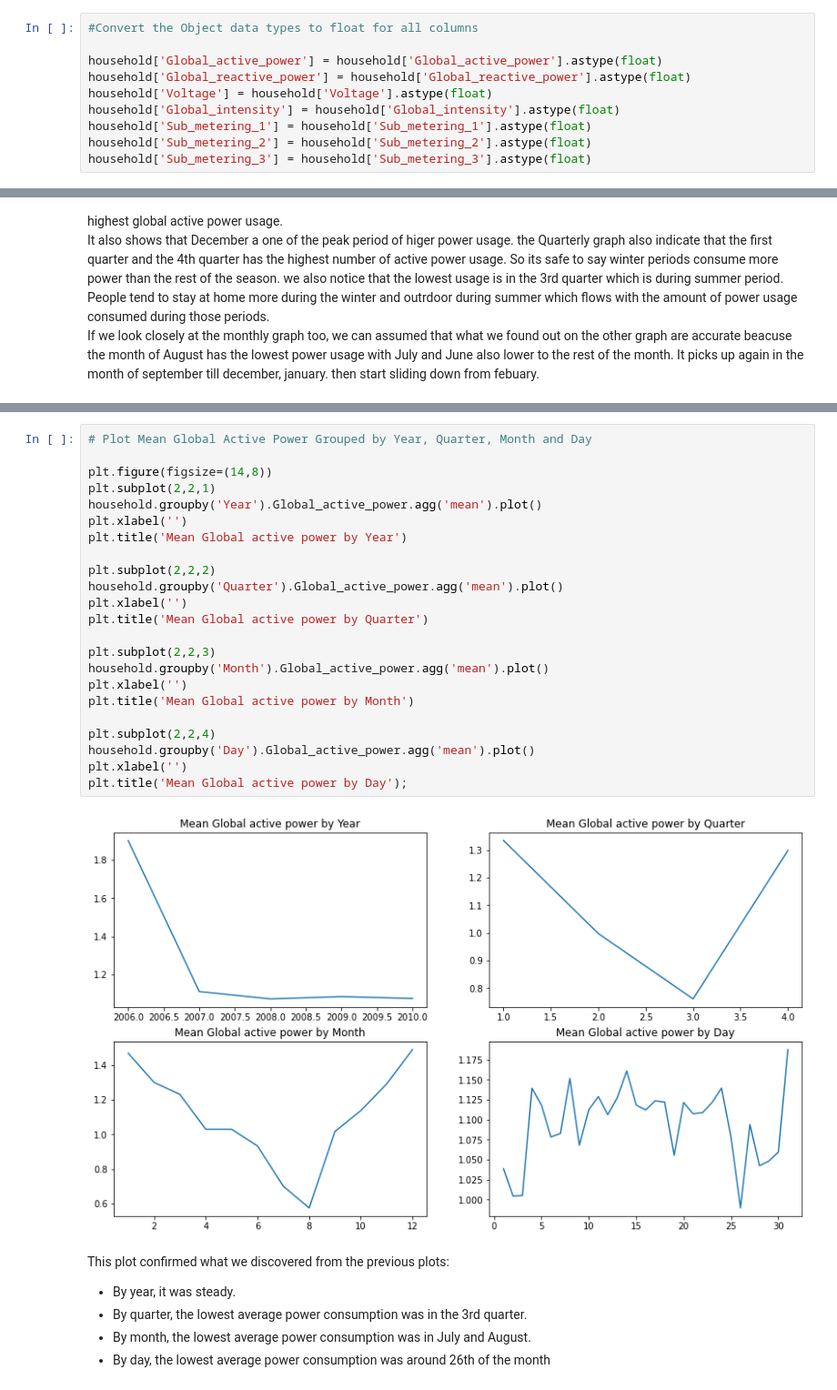
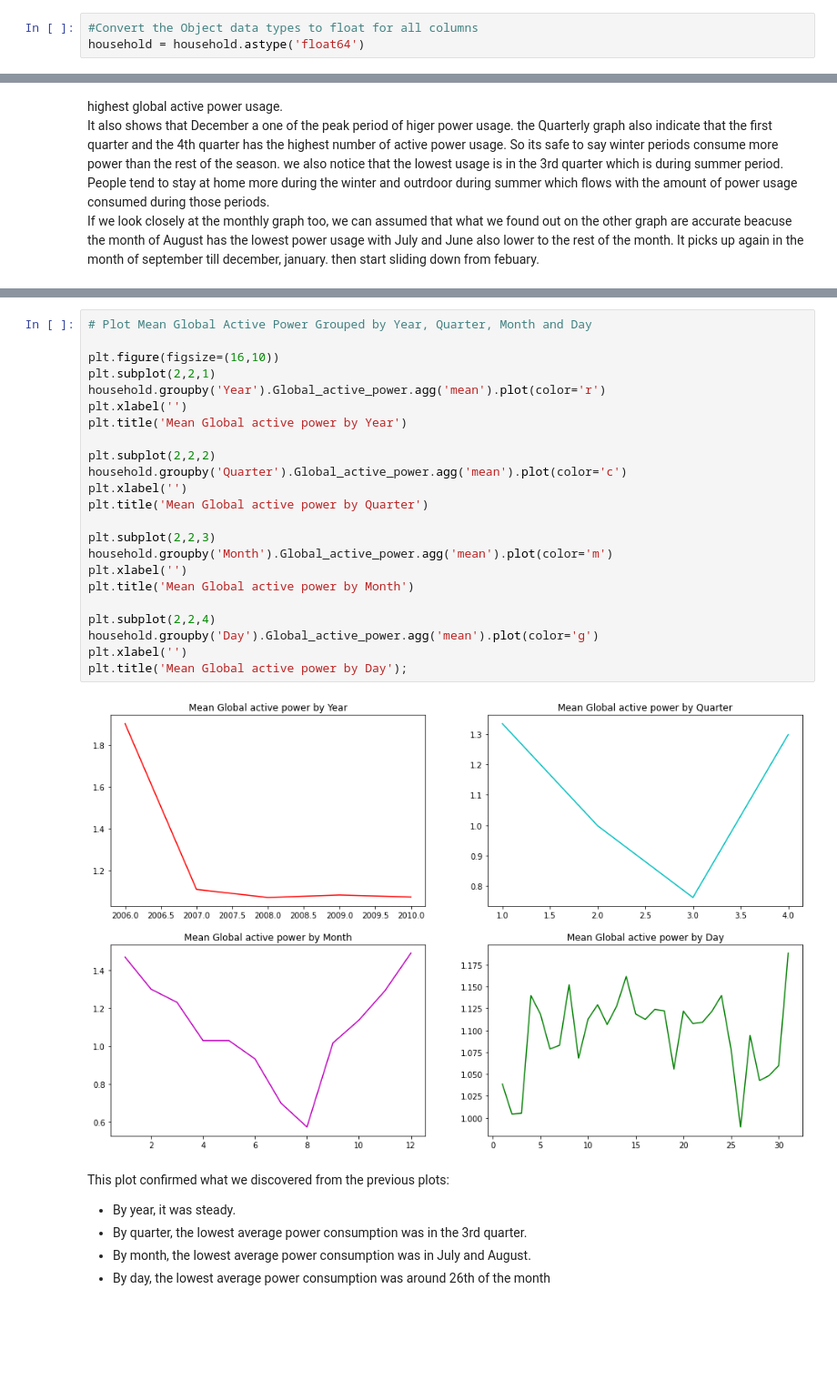
Before and after one commit to SirkyGit/DS2-project, a Jupyter notebook: notebooks/Problem Statement.ipynb, the cells around one changed output, grey strips where cells are left out. Shown at 91% size. Cells and saved outputs as stored; diff of their text form; blank space fills up the shorter version.

```diff
--- a/notebooks/Problem Statement.ipynb
+++ b/notebooks/Problem Statement.ipynb
@@ -147,16 +160,9 @@ Data columns (total 7 columns):
  6   Sub_metering_3         float64
 dtypes: float64(1), object(6)
 memory usage: 126.7+ MB
-# %%
-#Convert the Object data types to float for all columns
-
-household['Global_active_power'] = household['Global_active_power'].astype(float)
-household['Global_reactive_power'] = household['Global_reactive_power'].astype(float)
-household['Voltage'] = household['Voltage'].astype(float)
-household['Global_intensity'] = household['Global_intensity'].astype(float)
-household['Sub_metering_1'] = household['Sub_metering_1'].astype(float)
-household['Sub_metering_2'] = household['Sub_metering_2'].astype(float)
-household['Sub_metering_3'] = household['Sub_metering_3'].astype(float)
+# %%
+#Convert the Object data types to float for all columns
+household = household.astype('float64')
 # %%
 #Checkk to see if we have it converted
 household.info()
@@ -309,28 +316,28 @@ plt.tight_layout();
 # %%
 # Plot Mean Global Active Power Grouped by Year, Quarter, Month and Day
 
-plt.figure(figsize=(14,8))
+plt.figure(figsize=(16,10))
 plt.subplot(2,2,1)
-household.groupby('Year').Global_active_power.agg('mean').plot()
+household.groupby('Year').Global_active_power.agg('mean').plot(color='r')
 plt.xlabel('')
 plt.title('Mean Global active power by Year')
 
 plt.subplot(2,2,2)
-household.groupby('Quarter').Global_active_power.agg('mean').plot()
+household.groupby('Quarter').Global_active_power.agg('mean').plot(color='c')
 plt.xlabel('')
 plt.title('Mean Global active power by Quarter')
 
 plt.subplot(2,2,3)
-household.groupby('Month').Global_active_power.agg('mean').plot()
+household.groupby('Month').Global_active_power.agg('mean').plot(color='m')
 plt.xlabel('')
 plt.title('Mean Global active power by Month')
 
 plt.subplot(2,2,4)
-household.groupby('Day').Global_active_power.agg('mean').plot()
+household.groupby('Day').Global_active_power.agg('mean').plot(color='g')
 plt.xlabel('')
 plt.title('Mean Global active power by Day');
 # %% [output]
-[figure, old version]
+[figure, new version]
 # %% [markdown]
 This plot confirmed what we discovered from the previous plots:
 * By year, it was steady.
```
Also changed, not shown: parts of 11 cells of this notebook.
